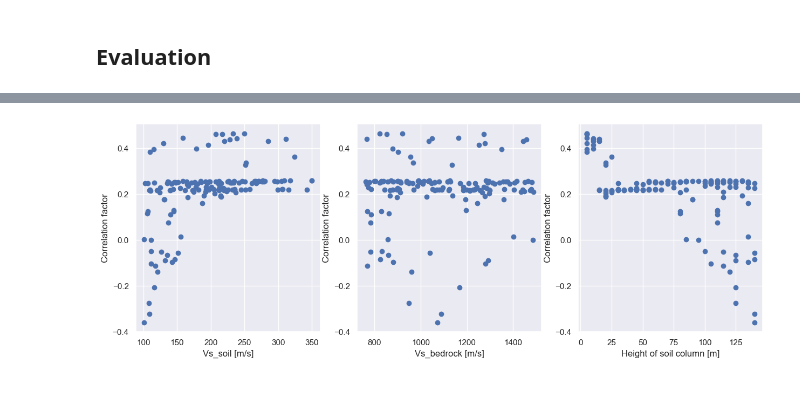
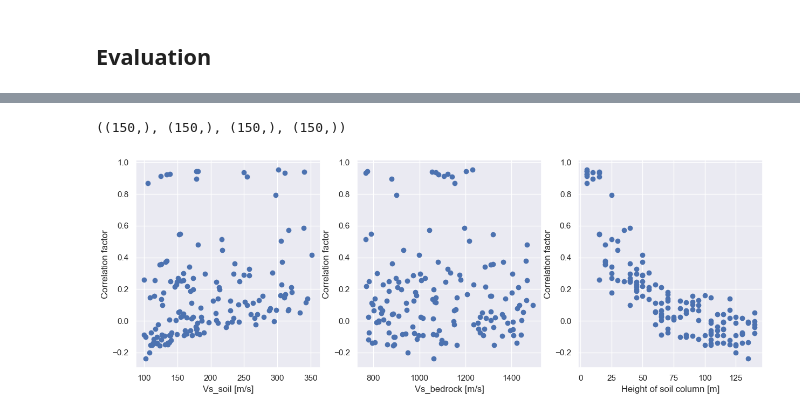
Before and after one commit to KurtSoncco/GNN_Soil_Dynamics, a Jupyter notebook: FLAC/FLAC2D/1D Soil_Bedrock/Seq2Seq.ipynb, the cells around one changed output, grey strips where cells are left out. Drawn from its saved outputs; the diff is of its cells as text; code cells hidden in the pictures.

```diff
--- a/FLAC/FLAC2D/1D Soil_Bedrock/Seq2Seq.ipynb
+++ b/FLAC/FLAC2D/1D Soil_Bedrock/Seq2Seq.ipynb
@@ -472,10 +590,12 @@ import torch.optim as optim
 import torch.nn as nn
 
 # Optimizer
-optimizer = optim.AdamW(model.parameters(), lr=5e-4, weight_decay=1e-4, amsgrad=True, eps=1e-08, betas=(0.7, 0.999))
+optimizer = optim.AdamW(model.parameters(), lr=5e-3, weight_decay=1e-4, amsgrad=True,
+eps=1e-08, betas=(0.7, 0.999))
 
 # Scheduler
-scheduler = torch.optim.lr_scheduler.ReduceLROnPlateau(optimizer, mode='min', factor=0.5, patience=900,
+scheduler = torch.optim.lr_scheduler.ReduceLROnPlateau(optimizer, mode='min', factor=0.5,
+patience=250,
 threshold_mode='rel', cooldown=0, min_lr=1e-5, eps=1e-08)
 
 # Training
@@ -505,5 +625,5 @@ config_file = 'config/default.yaml'
 # Update config file
 # %%
 train_losses, val_losses, model = train_model(model, optimizer, scheduler, train_loader, val_loader, loss_fn,
-epochs=num_epochs, device=device, patience=1500, clipping=True, print_epoch=1000)
+epochs=1000, device=device, patience=500, clipping=True, print_epoch=100)
 # %% [output]
@@ -522,8 +658,8 @@ def extract_Vs(Vs):
     # Eliminate the zeros at the end of the array
     Vs = Vs[Vs != 0]
     vs_soil = Vs[0]
-    h_soil = len(Vs[:-1]) * 5
-    vs_bedrock = Vs[-1]
+    h_soil = len(Vs[:-2]) * 5
+    vs_bedrock = Vs[-2]
     return vs_soil, vs_bedrock, h_soil
 # %%
 [extract_Vs(Vs) for Vs in X[:,0].cpu().numpy()]
@@ -548,11 +683,13 @@ def extract_Vs(Vs):
 # %%
 # Show results
+import scipy
 model.eval()
 target = []
 predicted = []
 Vs_soil = []
 Vs_bedrock = []
 h_soil = []
+correlation = []
 with torch.no_grad():
     for X, y in test_loader:
         X, y = X.to(device), y.to(device)
@@ -563,12 +700,15 @@ with torch.no_grad():
         Vs_soil.append(Vs_soil_i)
         Vs_bedrock.append(Vs_bedrock_i)
         h_soil.append(h_soil_i)
+        correlation.append(stats.pearsonr(y.cpu().numpy().flatten(), y_pred.cpu().numpy().flatten())[0])
 
 target = np.concatenate(target)
 predicted = np.concatenate(predicted)
 Vs_soil = np.concatenate(Vs_soil)
 Vs_bedrock = np.concatenate(Vs_bedrock)
 h_soil = np.concatenate(h_soil)
+#correlation = np.concatenate(correlation)
+correlation = np.array(correlation)
 
-print(target.shape, predicted.shape, Vs_soil.shape, Vs_bedrock.shape, h_soil.shape)
+print(target.shape, predicted.shape, Vs_soil.shape, Vs_bedrock.shape, h_soil.shape, correlation.shape)
 # %% [output]
@@ -631,18 +729,22 @@ for i in range(target.shape[0]):
+# %%
+Vs_soil.shape, h_soil.shape, Vs_bedrock.shape, correlation.shape
+# %% [output]
+((150,), (150,), (150,), (150,))
 # %%
 # Plot where x is Vs_soil, Vs_bedrock or height of soil column and y is correlation factor
 fig, ax = plt.subplots(1, 3, figsize=(15, 5))
-ax[0].scatter(Vs_soil, corr_array)
+ax[0].scatter(Vs_soil, correlation)
 ax[0].set_xlabel("Vs_soil [m/s]")
 ax[0].set_ylabel("Correlation factor")
 
-ax[1].scatter(Vs_bedrock, corr_array)
+ax[1].scatter(Vs_bedrock, correlation)
 ax[1].set_xlabel("Vs_bedrock [m/s]")
 ax[1].set_ylabel("Correlation factor")
 
-ax[2].scatter(h_soil, corr_array)
+ax[2].scatter(h_soil, correlation)
 ax[2].set_xlabel("Height of soil column [m]")
 ax[2].set_ylabel("Correlation factor")
 
 plt.show()
 # %% [output]
-[figure, old version]
+[figure, new version]
```
Also changed, not shown: parts of 31 cells of this notebook, 29 other files.
